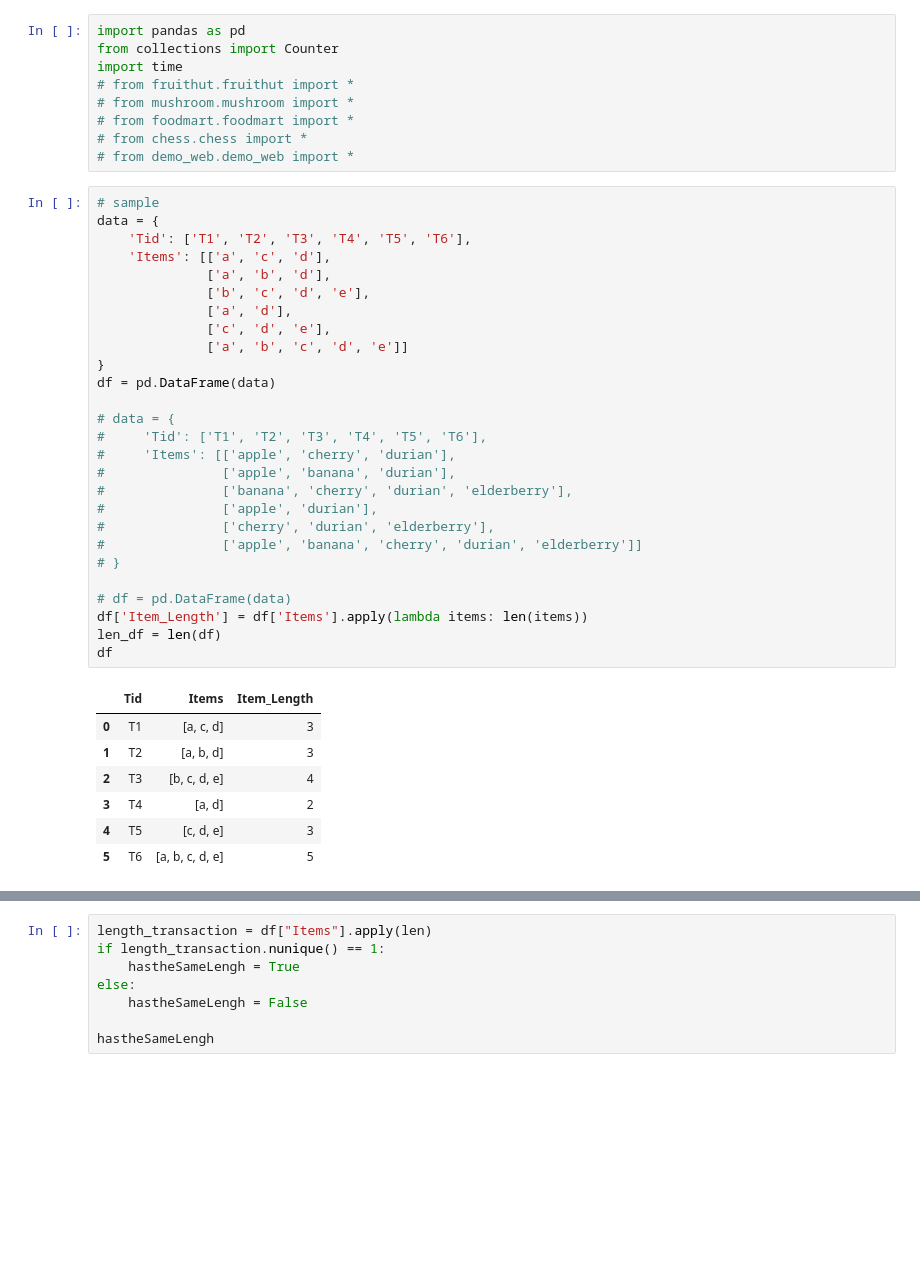
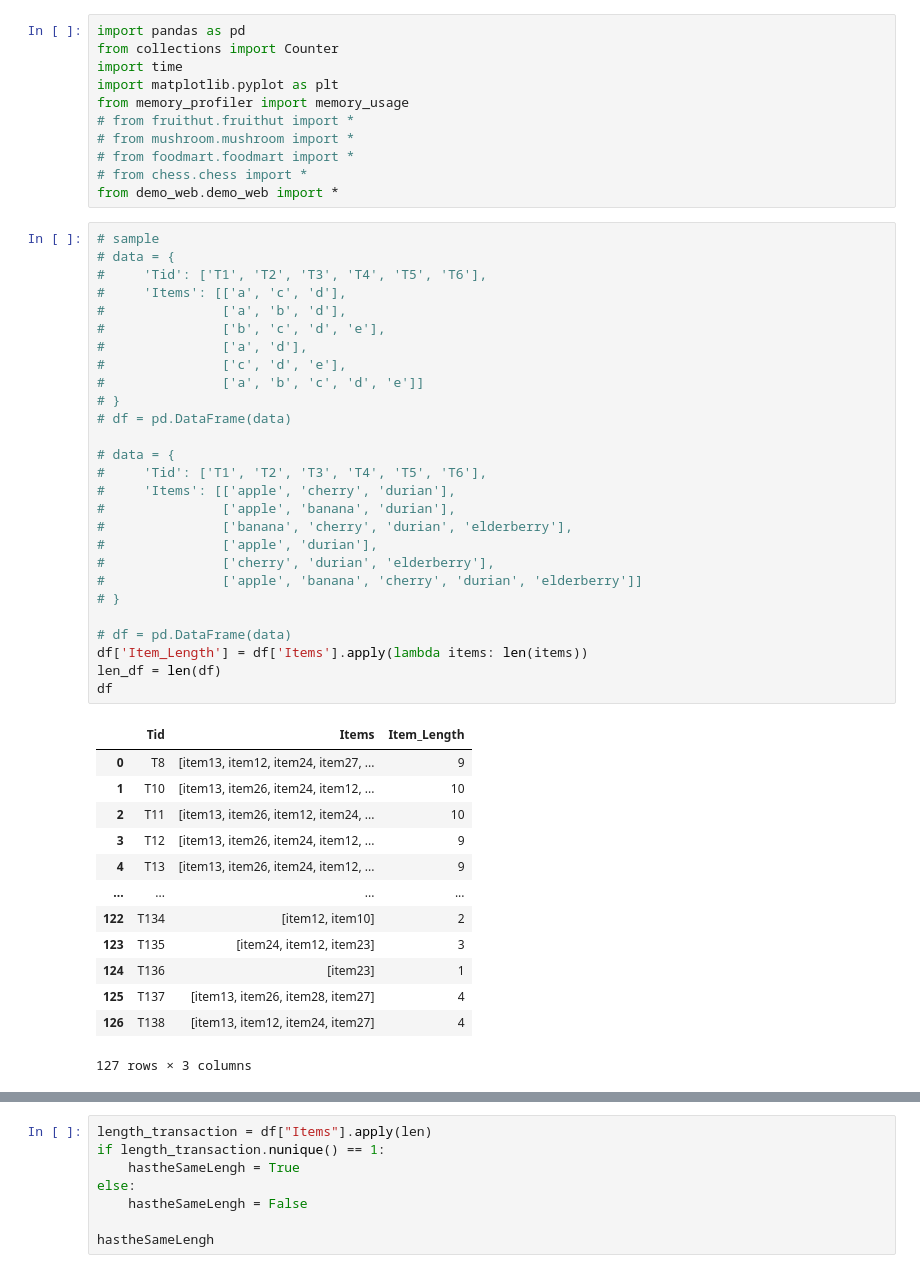
Before and after one commit to thaitrann/High-Occupancy-Itemset, a Jupyter notebook: code/FHOI.ipynb, the cells around one changed output, grey strips where cells are left out. Saved outputs shown, nothing was run; the diff lists cells and outputs as text; blank space fills up the shorter version.

```diff
--- a/code/FHOI.ipynb
+++ b/code/FHOI.ipynb
@@ -2,46 +2,54 @@
 import pandas as pd
 from collections import Counter
 import time
+import matplotlib.pyplot as plt
+from memory_profiler import memory_usage
 # from fruithut.fruithut import *
 # from mushroom.mushroom import *
 # from foodmart.foodmart import *
 # from chess.chess import *
-# from demo_web.demo_web import *
+from demo_web.demo_web import *
 # %%
 # sample
-data = {
-    'Tid': ['T1', 'T2', 'T3', 'T4', 'T5', 'T6'],
-    'Items': [['a', 'c', 'd'],
-              ['a', 'b', 'd'],
-              ['b', 'c', 'd', 'e'],
-              ['a', 'd'],
-              ['c', 'd', 'e'],
-              ['a', 'b', 'c', 'd', 'e']]
-}
-df = pd.DataFrame(data)
+# data = {
+#     'Tid': ['T1', 'T2', 'T3', 'T4', 'T5', 'T6'],
+#     'Items': [['a', 'c', 'd'],
+#               ['a', 'b', 'd'],
+#               ['b', 'c', 'd', 'e'],
+#               ['a', 'd'],
+#               ['c', 'd', 'e'],
+#               ['a', 'b', 'c', 'd', 'e']]
+# }
+# df = pd.DataFrame(data)
 
 # data = {
 #     'Tid': ['T1', 'T2', 'T3', 'T4', 'T5', 'T6'],
 #     'Items': [['apple', 'cherry', 'durian'],
 #               ['apple', 'banana', 'durian'],
 #               ['banana', 'cherry', 'durian', 'elderberry'],
 #               ['apple', 'durian'],
 #               ['cherry', 'durian', 'elderberry'],
 #               ['apple', 'banana', 'cherry', 'durian', 'elderberry']]
 # }
 
 # df = pd.DataFrame(data)
 df['Item_Length'] = df['Items'].apply(lambda items: len(items))
 len_df = len(df)
 df
 # %% [output]
 |  | Tid | Items | Item_Length |
-| 0 | T1 | [a, c, d] | 3 |
-| 1 | T2 | [a, b, d] | 3 |
-| 2 | T3 | [b, c, d, e] | 4 |
-| 3 | T4 | [a, d] | 2 |
-| 4 | T5 | [c, d, e] | 3 |
-| 5 | T6 | [a, b, c, d, e] | 5 |
+| 0 | T8 | [item13, item12, item24, item27, ... | 9 |
+| 1 | T10 | [item13, item26, item24, item12, ... | 10 |
+| 2 | T11 | [item13, item26, item12, item24, ... | 10 |
+| 3 | T12 | [item13, item26, item24, item12, ... | 9 |
+| 4 | T13 | [item13, item26, item24, item12, ... | 9 |
+| ... | ... | ... | ... |
+| 122 | T134 | [item12, item10] | 2 |
+| 123 | T135 | [item24, item12, item23] | 3 |
+| 124 | T136 | [item23] | 1 |
+| 125 | T137 | [item13, item26, item28, item27] | 4 |
+| 126 | T138 | [item13, item12, item24, item27] | 4 |
+127 rows × 3 columns
 # %%
 unique_items = df['Items'].explode().unique().tolist() # get unique item => save to list
 unique_items
```
Also changed, not shown: parts of 12 cells of this notebook, 2 other files.
